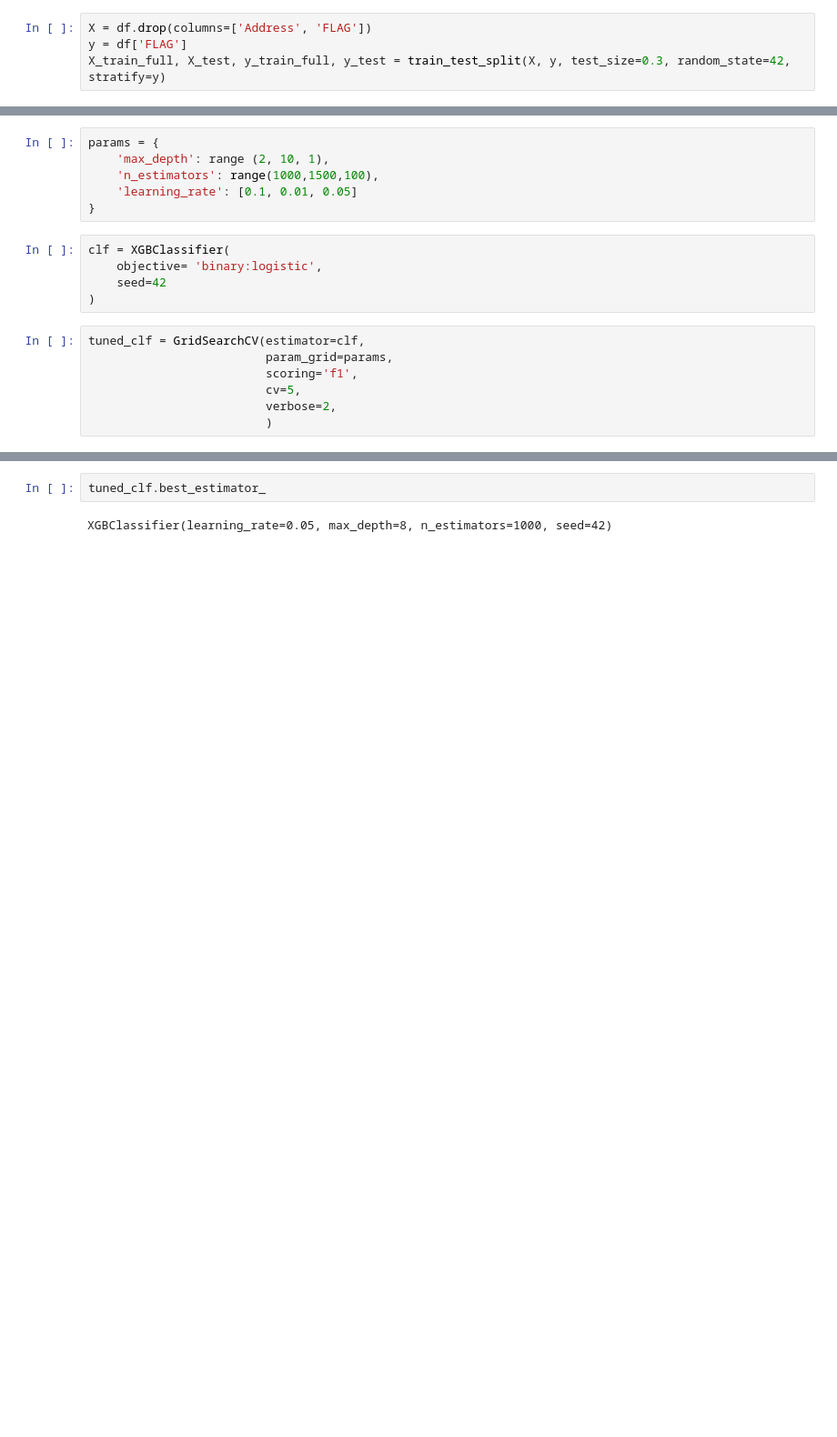
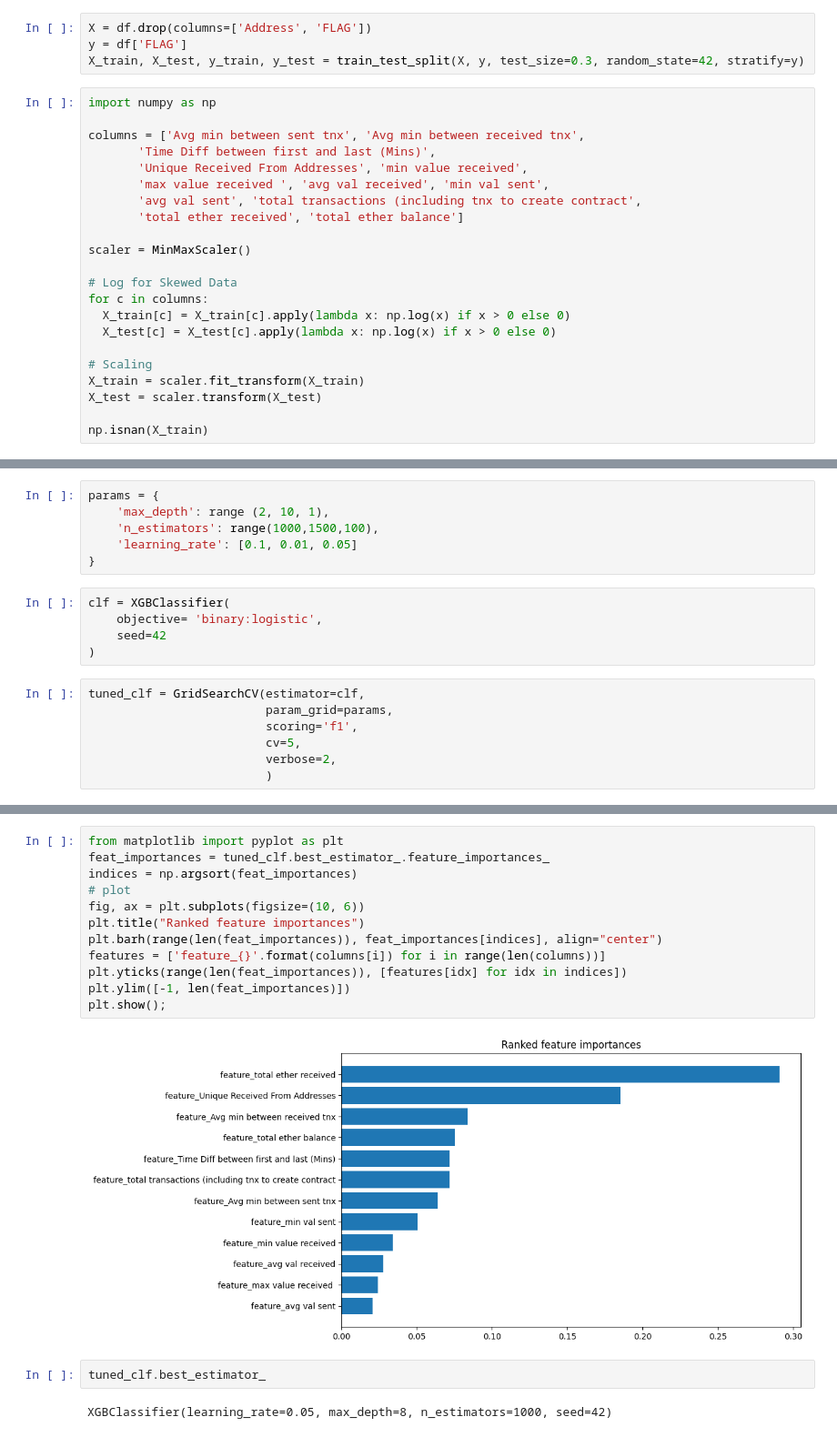
Before and after one commit to eltontay/Ethereum-Fraud-Detection, a Jupyter notebook: Models/XGBoost Model.ipynb, the cells around one changed output, grey strips where cells are left out. Shown at 91% size. Cells and saved outputs as stored; diff of their text form; blank space fills up the shorter version.

Commit message:
pushing xgboost alignment

```diff
--- a/Models/XGBoost Model.ipynb
+++ b/Models/XGBoost Model.ipynb
@@ -14,4 +15,26 @@ df = pd.read_csv('data/address_data.csv')
 # %%
 X = df.drop(columns=['Address', 'FLAG'])
 y = df['FLAG']
-X_train_full, X_test, y_train_full, y_test = train_test_split(X, y, test_size=0.3, random_state=42, stratify=y)
+X_train, X_test, y_train, y_test = train_test_split(X, y, test_size=0.3, random_state=42, stratify=y)
+# %%
+import numpy as np
+
+columns = ['Avg min between sent tnx', 'Avg min between received tnx',
+       'Time Diff between first and last (Mins)',
+       'Unique Received From Addresses', 'min value received',
+       'max value received ', 'avg val received', 'min val sent',
+       'avg val sent', 'total transactions (including tnx to create contract',
+       'total ether received', 'total ether balance']
+
+scaler = MinMaxScaler()
+
+# Log for Skewed Data
+for c in columns:
+  X_train[c] = X_train[c].apply(lambda x: np.log(x) if x > 0 else 0)
+  X_test[c] = X_test[c].apply(lambda x: np.log(x) if x > 0 else 0)
+
+# Scaling
+X_train = scaler.fit_transform(X_train)
+X_test = scaler.transform(X_test)
+
+np.isnan(X_train)
@@ -61,3 +113,17 @@ GridSearchCV(cv=5, estimator=XGBClassifier(seed=42),
+# %%
+from matplotlib import pyplot as plt
+feat_importances = tuned_clf.best_estimator_.feature_importances_
+indices = np.argsort(feat_importances)
+# plot
+fig, ax = plt.subplots(figsize=(10, 6))
+plt.title("Ranked feature importances")
+plt.barh(range(len(feat_importances)), feat_importances[indices], align="center")
+features = ['feature_{}'.format(columns[i]) for i in range(len(columns))]
+plt.yticks(range(len(feat_importances)), [features[idx] for idx in indices])
+plt.ylim([-1, len(feat_importances)])
+plt.show();
+# %% [output]
+[figure, added]
 # %%
 tuned_clf.best_estimator_
 # %% [output]
```
Also changed, not shown: parts of 5 cells of this notebook.
